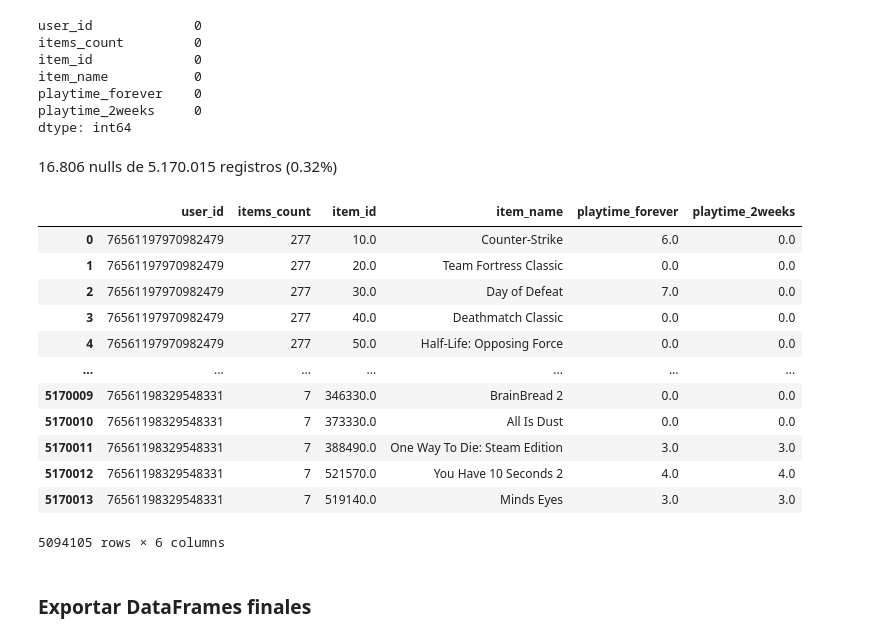
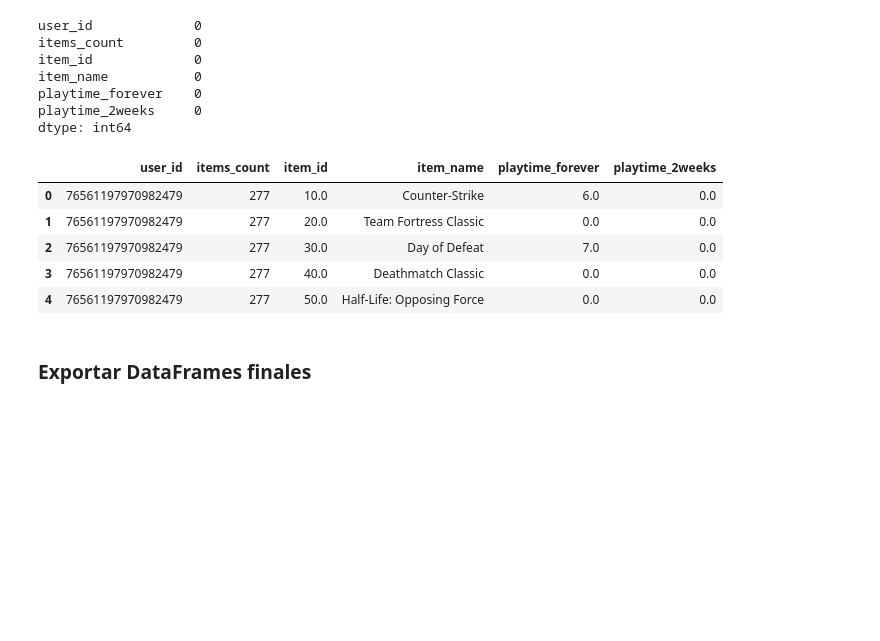
Before and after one commit to carocardenas0699/PI-1-Machine-Learning, a Jupyter notebook: ETL.ipynb, the cells around one changed output. Drawn from its saved outputs; the diff is of its cells as text; code cells hidden in the pictures; blank space fills up the shorter version.

```diff
--- a/ETL.ipynb
+++ b/ETL.ipynb
@@ -374,8 +409,6 @@ items
 | 5170013 | 76561198329548331 | 7 | 76561198329548331 | http://steamcommunity.com/profile... | {'item_id': '519140', 'item_name'... |
 | 5170014 | edward_tremethick | 0 | 76561198331598578 | http://steamcommunity.com/id/edwa... | NaN |
 5170015 rows × 5 columns
-# %%
-items.drop(columns=['user_url'],inplace=True)
 # %%
 items.iloc[0,3]
 # %% [output]
@@ -415,2 +464,2 @@ dtype: int64
 # %%
-items.drop(columns=['steam_id'],inplace=True)
+items.drop(columns=['user_url','steam_id'],inplace=True)
@@ -486,24 +531,15 @@ item_name           0
 playtime_forever    0
 playtime_2weeks     0
 dtype: int64
-# %% [markdown]
-16.806 nulls de 5.170.015 registros (0.32%)
 # %%
-items
+items.head()
 # %% [output]
 |  | user_id | items_count | item_id | item_name | playtime_forever | playtime_2weeks |
 | 0 | 76561197970982479 | 277 | 10.0 | Counter-Strike | 6.0 | 0.0 |
 | 1 | 76561197970982479 | 277 | 20.0 | Team Fortress Classic | 0.0 | 0.0 |
 | 2 | 76561197970982479 | 277 | 30.0 | Day of Defeat | 7.0 | 0.0 |
 | 3 | 76561197970982479 | 277 | 40.0 | Deathmatch Classic | 0.0 | 0.0 |
 | 4 | 76561197970982479 | 277 | 50.0 | Half-Life: Opposing Force | 0.0 | 0.0 |
-| ... | ... | ... | ... | ... | ... | ... |
-| 5170009 | 76561198329548331 | 7 | 346330.0 | BrainBread 2 | 0.0 | 0.0 |
-| 5170010 | 76561198329548331 | 7 | 373330.0 | All Is Dust | 0.0 | 0.0 |
-| 5170011 | 76561198329548331 | 7 | 388490.0 | One Way To Die: Steam Edition | 3.0 | 3.0 |
-| 5170012 | 76561198329548331 | 7 | 521570.0 | You Have 10 Seconds 2 | 4.0 | 4.0 |
-| 5170013 | 76561198329548331 | 7 | 519140.0 | Minds Eyes | 3.0 | 3.0 |
-5094105 rows × 6 columns
 # %% [markdown]
 ### Exportar DataFrames finales
 # %%
```
Also changed, not shown: parts of 84 cells of this notebook.
